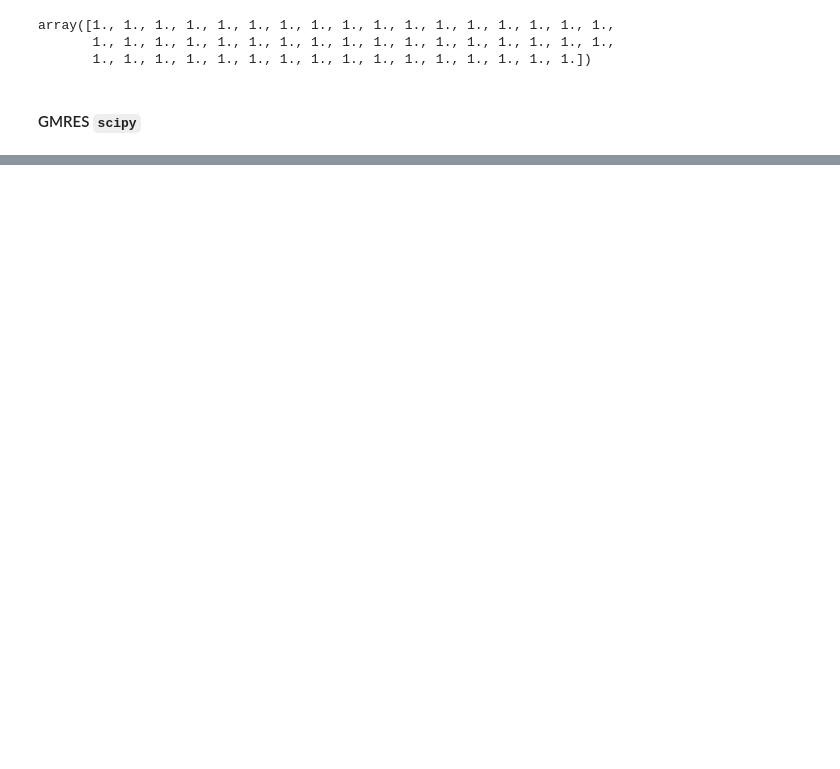
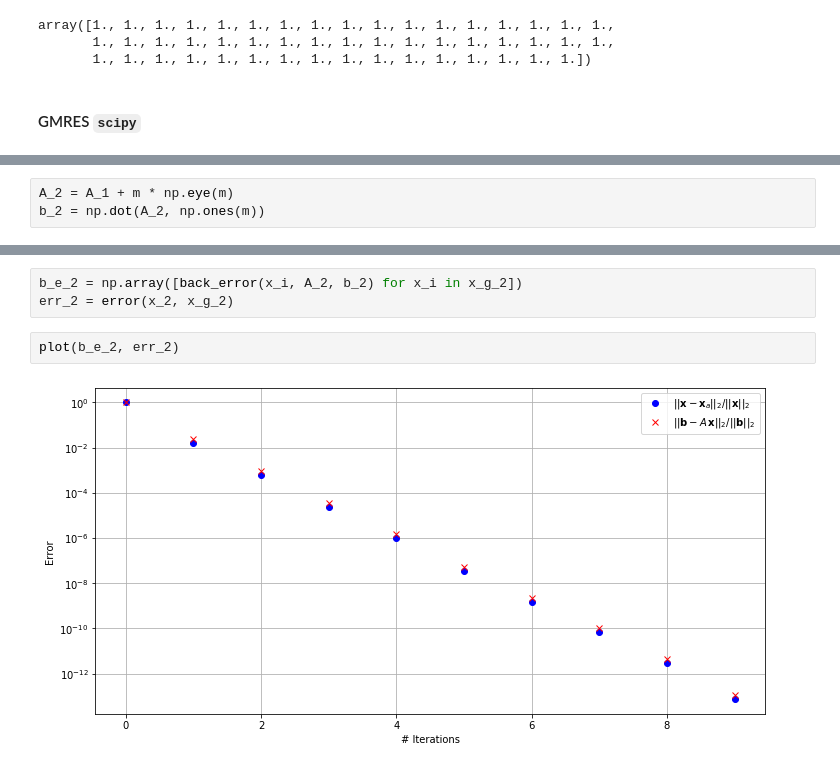
Before and after one commit to sct-utfsm/INF-285, a Jupyter notebook: material/07_gmres/gmres.ipynb, the cells around one changed output, grey strips where cells are left out. Cells and saved outputs as stored; diff of their text form; blank space fills up the shorter version.

```diff
--- a/material/07_gmres/gmres.ipynb
+++ b/material/07_gmres/gmres.ipynb
@@ -170,0 +221,3 @@ plt.show()
+# %%
+A_2 = A_1 + m * np.eye(m)
+b_2 = np.dot(A_2, np.ones(m))
@@ -170,0 +258,7 @@ plt.show()
+# %%
+b_e_2 = np.array([back_error(x_i, A_2, b_2) for x_i in x_g_2])
+err_2 = error(x_2, x_g_2)
+# %%
+plot(b_e_2, err_2)
+# %% [output]
+[figure, added]
```
Also changed, not shown: parts of 59 cells of this notebook, 1 other file.
